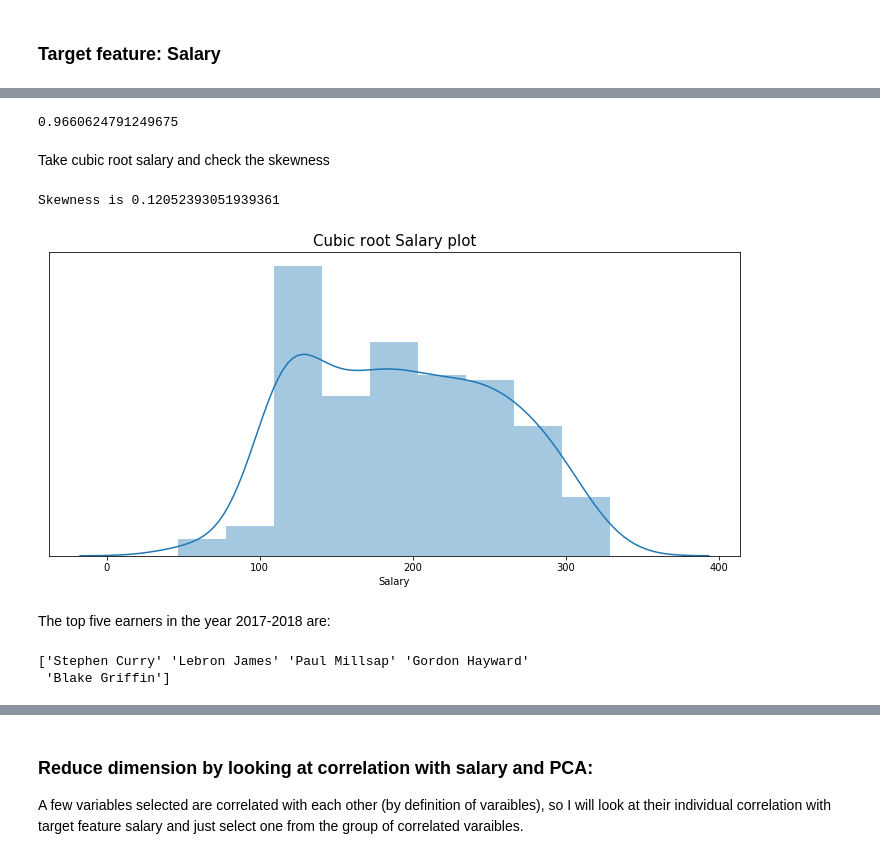
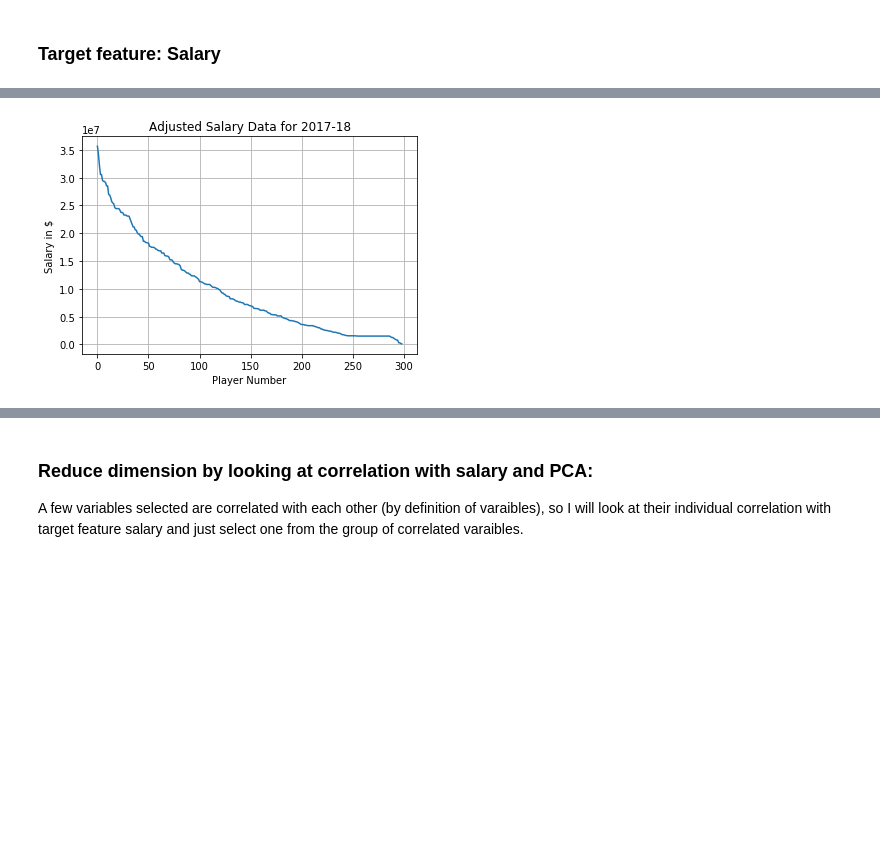
Before and after one commit to qiangha/nba_salary_analysis, a Jupyter notebook: nba_salary_analysis.ipynb, the cells around one changed output, grey strips where cells are left out. Drawn from its saved outputs; the diff is of its cells as text; code cells hidden in the pictures; blank space fills up the shorter version.

```diff
--- a/nba_salary_analysis.ipynb
+++ b/nba_salary_analysis.ipynb
@@ -221,12 +216,0 @@ Let's divide salary into low/medium/medium high/high salaries by their quantiles
-# %%
-salary_quantiles=df['Salary'].quantile([0,.25, .5,.75,1]).values
-labels=['low','medium low','medium high','high']
-salary_scale=[]
-for j in range(df.shape[0]):
-    for i in range(4):
-        if salary_quantiles[i]<=df.loc[j]['Salary']<=salary_quantiles[i+1]:
-            salary_scale.append(labels[i])
-            break
-df['Salary_scale']=salary_scale
-
-print('Salary quantiles are:',[round(i) for i in salary_quantiles])
@@ -249,34 +217,11 @@ It seems to be positively skewed. When performing regression, Sometimes it makes
-# %%
-#Calculate skewness
-df['Salary'].skew()
-# %% [output]
-0.9660624791249675
-# %% [markdown]
-Take cubic root salary and check the skewness
-# %%
-# Transform the the target feature and check the skewness
-def cubic_root(a):
-    '''Return cubic root of a'''
-
-    return a**(1/3)
-
-f, ax = plt.subplots(1, 1)
-target = cubic_root(df['Salary'])
-print ('Skewness is', target.skew())
-sns.distplot(target,norm_hist=True)
-plt.setp(ax, yticks=[])
-plt.tight_layout()
-plt.title('Cubic root Salary plot',fontsize=15)
-plt.show()
-# %% [output]
-Skewness is 0.12052393051939361
-[figure, removed]
-# %% [markdown]
-The top five earners in the year 2017-2018 are:
-# %%
-df=df.sort_values(by='Salary',ascending=False).reset_index()
-df=df.drop(['index'],axis=1)
-print (df.head()['Player_name'].values)
-# %% [output]
-['Stephen Curry' 'Lebron James' 'Paul Millsap' 'Gordon Hayward'
- 'Blake Griffin']
+# %%
+salary=df['Salary']
+salary = sorted (salary, reverse=True)
+plt.plot(range(len(salary)),salary)
+plt.title('Adjusted Salary Data for 2017-18')
+plt.xlabel('Player Number')
+plt.ylabel('Salary in $')
+plt.grid()
+plt.show()
+# %% [output]
+[figure, added]
```
Also changed, not shown: parts of 13 cells of this notebook, 3 other files.
